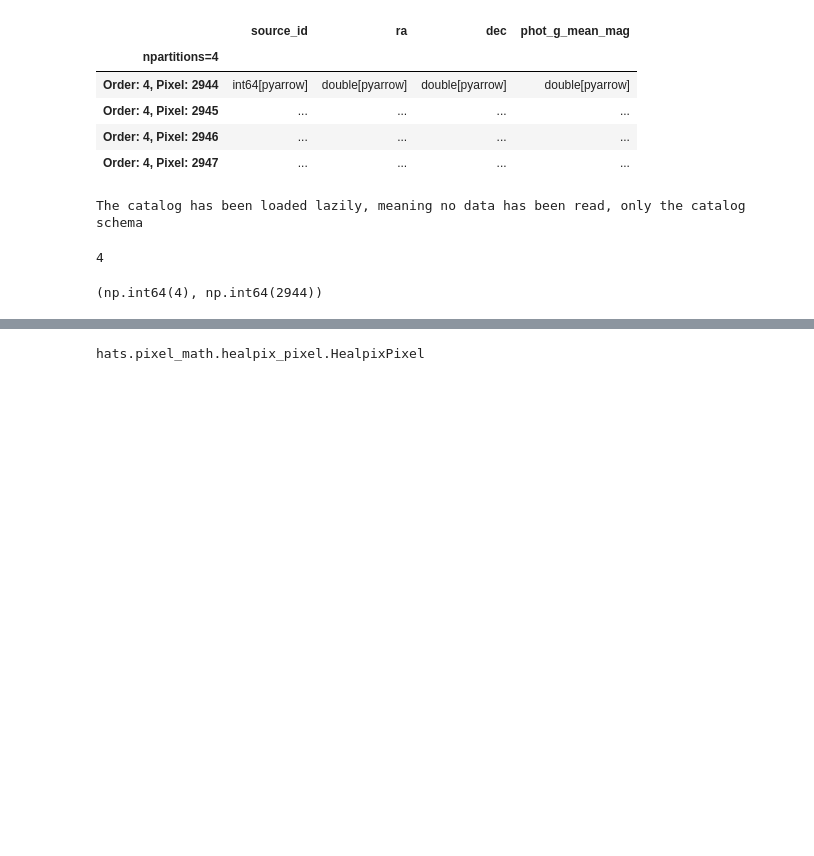
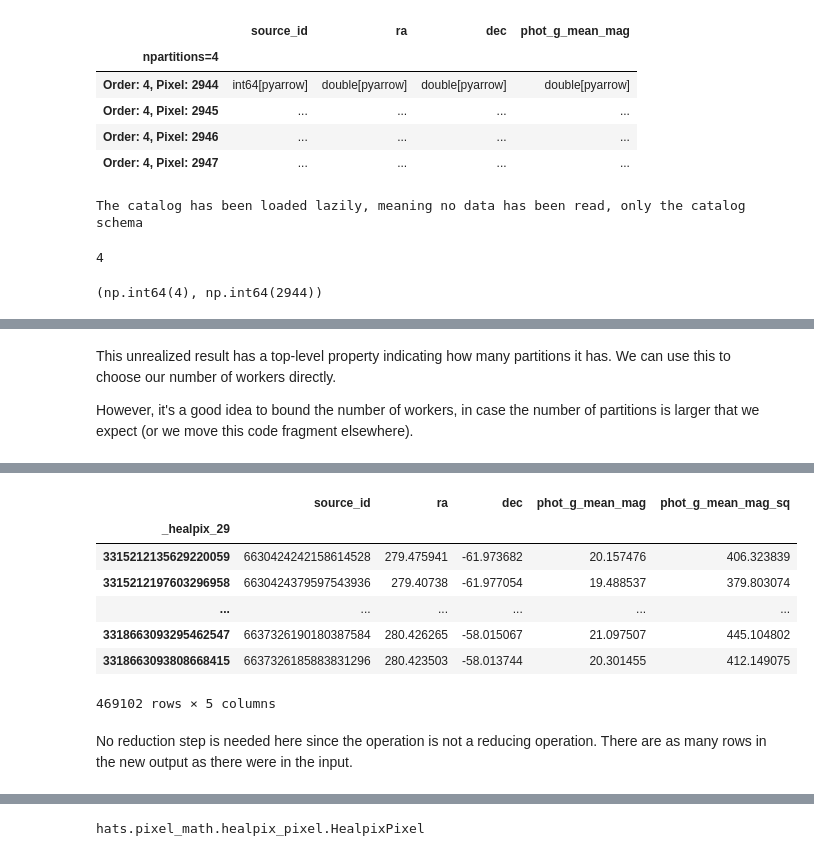
Before and after one commit to astronomy-commons/lsdb, a Jupyter notebook: docs/tutorials/pre_executed/map_partitions.ipynb, the cells around one changed output, grey strips where cells are left out. Saved outputs shown, nothing was run; the diff lists cells and outputs as text; code cells hidden in the pictures; blank space fills up the shorter version.

```diff
--- a/docs/tutorials/pre_executed/map_partitions.ipynb
+++ b/docs/tutorials/pre_executed/map_partitions.ipynb
@@ -7,18 +23,17 @@ This can be used to distribute operations across the catalog with maximum effici
 # %%
 import lsdb
+
 gaia_root = "https://data.lsdb.io/hats"
 gaia3 = lsdb.read_hats(
     f"{gaia_root}/gaia_dr3/gaia",
     margin_cache=f"{gaia_root}/gaia_dr3/gaia_10arcs",
-    search_filter=lsdb.ConeSearch(ra=280,
-                                  dec=-60,
-                                  radius_arcsec=2*3600),
+    search_filter=lsdb.ConeSearch(ra=280, dec=-60, radius_arcsec=2 * 3600),
     columns=[
-                "source_id",
-                "ra",
-                "dec",
-                "phot_g_mean_mag",
-            ],
+        "source_id",
+        "ra",
+        "dec",
+        "phot_g_mean_mag",
+    ],
 )
 gaia3
 # %% [output]
@@ -46,0 +89,13 @@ px.order, px.pixel
+# %% [markdown]
+This unrealized result has a top-level property indicating how many partitions it has.  We can use this to choose our number of workers directly.
+
+However, it's a good idea to bound the number of workers, in case the number of partitions is larger that we expect (or we move this code fragment elsewhere).
+# %%
+%%time
+npartitions = len(gaia3.get_healpix_pixels())
+from dask.distributed import Client
+
+with Client(n_workers=min(8, npartitions)) as client:
+    result = unrealized.compute()
+result
+# %% [output]
@@ -46,0 +104,11 @@ px.order, px.pixel
+|  | source_id | ra | dec | phot_g_mean_mag | phot_g_mean_mag_sq |
+| _healpix_29 |  |  |  |  |  |
+| 3315212135629220059 | 6630424242158614528 | 279.475941 | -61.973682 | 20.157476 | 406.323839 |
+| 3315212197603296958 | 6630424379597543936 | 279.40738 | -61.977054 | 19.488537 | 379.803074 |
+| ... | ... | ... | ... | ... | ... |
+| 3318663093295462547 | 6637326190180387584 | 280.426265 | -58.015067 | 21.097507 | 445.104802 |
+| 3318663093808668415 | 6637326185883831296 | 280.423503 | -58.013744 | 20.301455 | 412.149075 |
+469102 rows × 5 columns
+# %% [markdown]
+No reduction step is needed here since the operation is not a reducing operation.
+There are as many rows in the new output as there were in the input.
```
Also changed, not shown: parts of 35 cells of this notebook.
